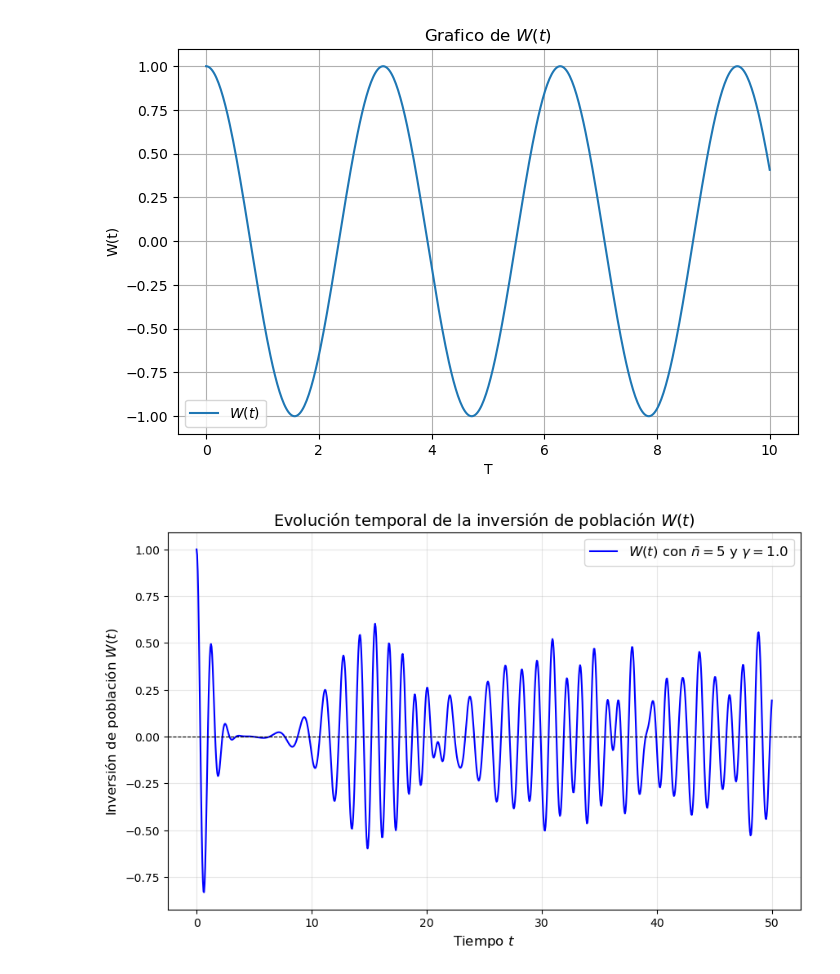
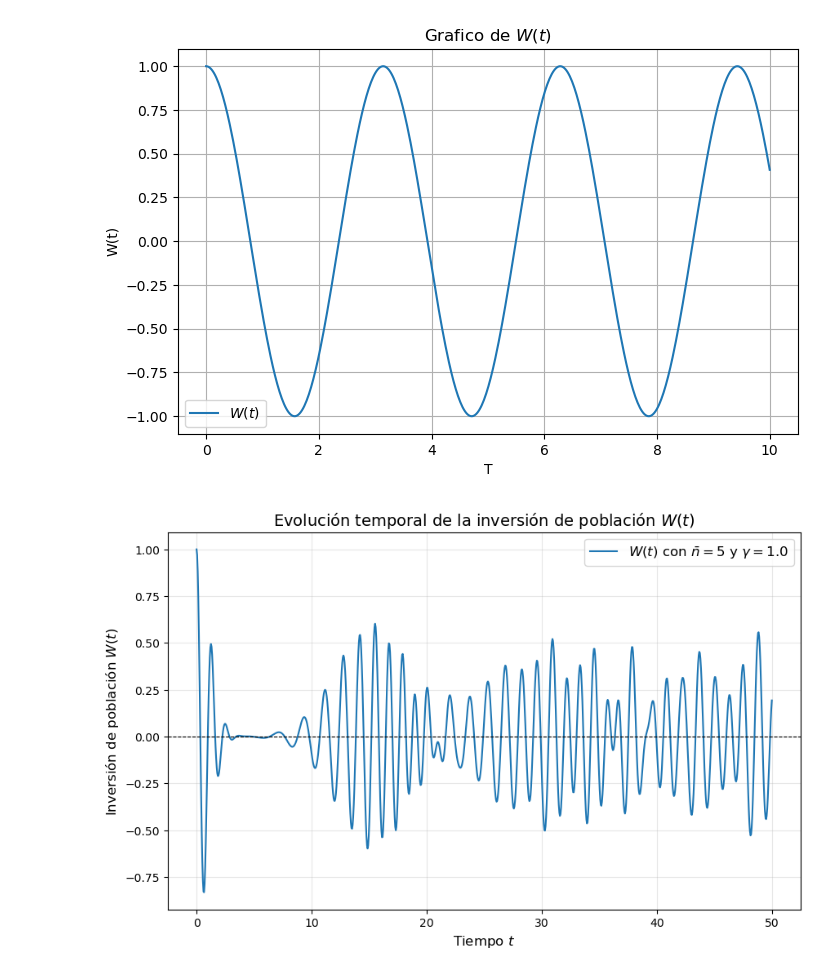
Before and after one commit to ComancheMario/Python-, a Jupyter notebook: Tesis/Sims.ipynb, the cells around one changed output. Saved outputs shown, nothing was run; the diff lists cells and outputs as text; code cells hidden in the pictures.

```diff
--- a/Tesis/Sims.ipynb
+++ b/Tesis/Sims.ipynb
@@ -702,35 +702,35 @@ def inversion_population(bar_n, gamma, t_values):
     max_terms = 200  # Número razonable de términos para la serie
     precomputed_factors = np.exp(-bar_n) * (bar_n**np.arange(max_terms)) / factorial(np.arange(max_terms))
 
     for t in t_values:
         sum_terms = sum(
             precomputed_factors[n] * np.cos(2 * gamma * t * np.sqrt(n + 1))
             for n in range(max_terms)
         )
         W_t.append(sum_terms)
 
     return np.array(W_t)
 
 # Parámetros
 bar_n = 5  # Número promedio de fotones
 gamma = 1.0  # Constante de acoplamiento
 t_values = np.linspace(0, 50, 1000)  # Tiempo
 
 # Calcular W(t)
 W_t = inversion_population(bar_n, gamma, t_values)
 
 # Graficar
 plt.figure(figsize=(10, 6))
-plt.plot(t_values, W_t, label=f"$W(t)$ con $\\bar{{n}}={bar_n}$ y $\\gamma={gamma}$", color="blue")
+plt.plot(t_values, W_t, label=f"$W(t)$ con $\\bar{{n}}={bar_n}$ y $\\gamma={gamma}$",)
 plt.axhline(0, color="black", linestyle="--", linewidth=0.8)
 plt.title("Evolución temporal de la inversión de población $W(t)$", fontsize=14)
 plt.xlabel("Tiempo $t$", fontsize=12)
 plt.ylabel("Inversión de población $W(t)$", fontsize=12)
 plt.grid(alpha=0.3)
 plt.legend(fontsize=12)
 plt.show()
 # %% [output]
-[figure, old version]
+[figure, new version]
 # %%
 import numpy as np
 import matplotlib.pyplot as plt
```
Also changed, not shown: parts of 10 cells of this notebook, 42 other files.
